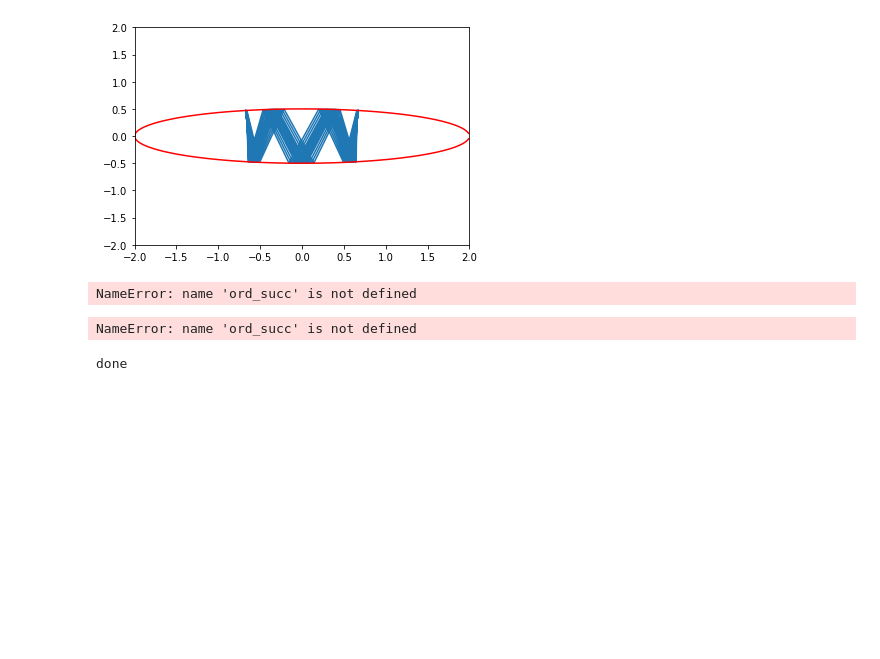
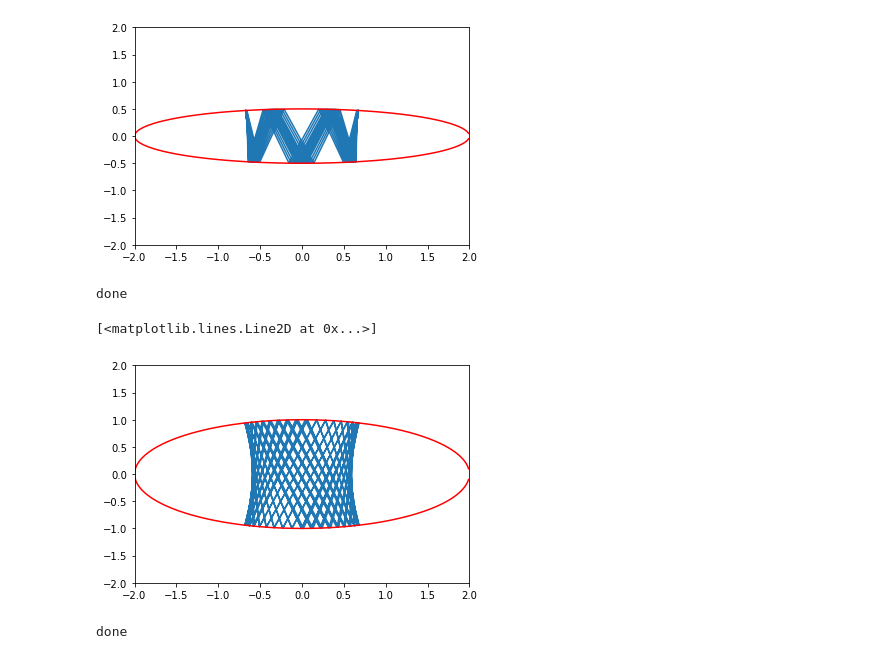
Before and after one commit to amahjourwalid/projet_billard, a Jupyter notebook: Report/ellipses.ipynb, the cells around one changed output. Drawn from its saved outputs; the diff is of its cells as text; code cells hidden in the pictures; blank space fills up the shorter version.

```diff
--- a/Report/ellipses.ipynb
+++ b/Report/ellipses.ipynb
@@ -78,8 +78,6 @@ done
 [<matplotlib.lines.Line2D at 0x...>]
 [figure]
 # %%
-###### import numpy as np
-import math
 def ball(xo,yo,mo):
 	c=yo-mo*xo
 	xn=(-mo*c*a*a+a*b*(a*a*mo*mo+b*b-c*c)**0.5)/(a*a*mo*mo+b*b)
@@ -109,39 +107,39 @@ x1=0.0       ## our initialiser
 y1=0.0
 m1=0.0
 eps=1.e-6
 abs_succ=[]
-ordsucc=[]
+ord_succ=[]
 pentes_succ = []
 ecarts_succ =[]
 for i in range(100):
     x1,y1,m1=ball(x0,y0,m0)
    # print (i,x1,y1,m1,((x1-x0)**2+(y1-y0)**2)**0.5)
     pentes_succ.append(m1)
     abs_succ.append(x1)
     ord_succ.append(y1)
     ecarts_succ.append(((x1-x0)**2+(y1-y0)**2)**0.5)
     x0,y0,m0=x1,y1,m1
 print ('done')
 
 
 from matplotlib import pyplot as plt
 
 plt.axis([-2, 2, -2, 2])
 
-plt.plot(abs_succ,ordsucc)
+plt.plot(abs_succ,ord_succ)
 
 
 x = np.arange(-2, 2, 0.01)
 y=[]
 for i in range(len(x)):
     y.append(b*math.sqrt(1-x[i]**2/a**2))
 plt.plot(x,y,color ='red')
 plt.plot(x,np.negative(y),color ='red')
 # %% [output]
-NameError: name 'ord_succ' is not defined
+done
+[<matplotlib.lines.Line2D at 0x...>]
+[figure, added]
 # %%
-###### import numpy as np
-import math
 def ball(xo,yo,mo):
 	c=yo-mo*xo
 	xn=(-mo*c*a*a+a*b*(a*a*mo*mo+b*b-c*c)**0.5)/(a*a*mo*mo+b*b)
@@ -199,6 +197,4 @@ for i in range(len(x)):
     y.append(b*math.sqrt(1-x[i]**2/a**2))
 plt.plot(x,y,color ='red')
 plt.plot(x,np.negative(y),color ='red')
-# %% [output]
-NameError: name 'ord_succ' is not defined
 # %%
```
Also changed, not shown: parts of 5 cells of this notebook.
